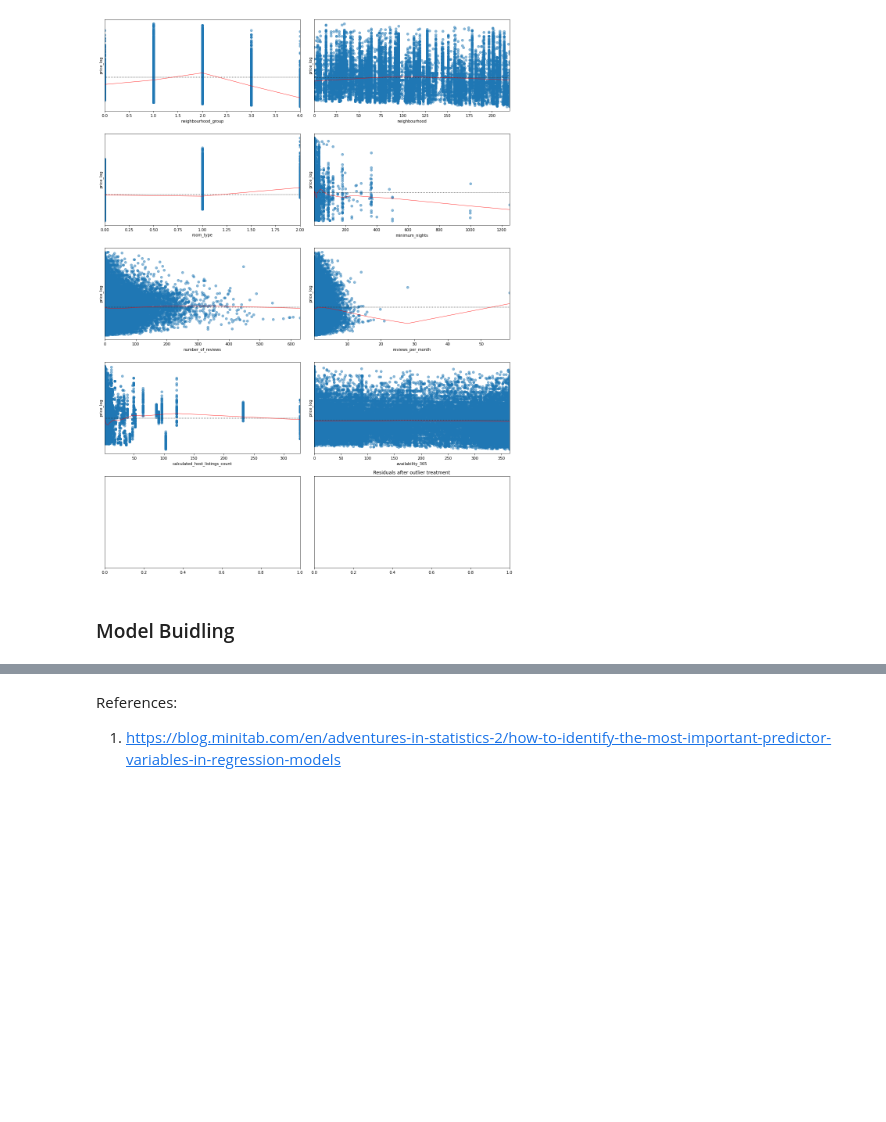
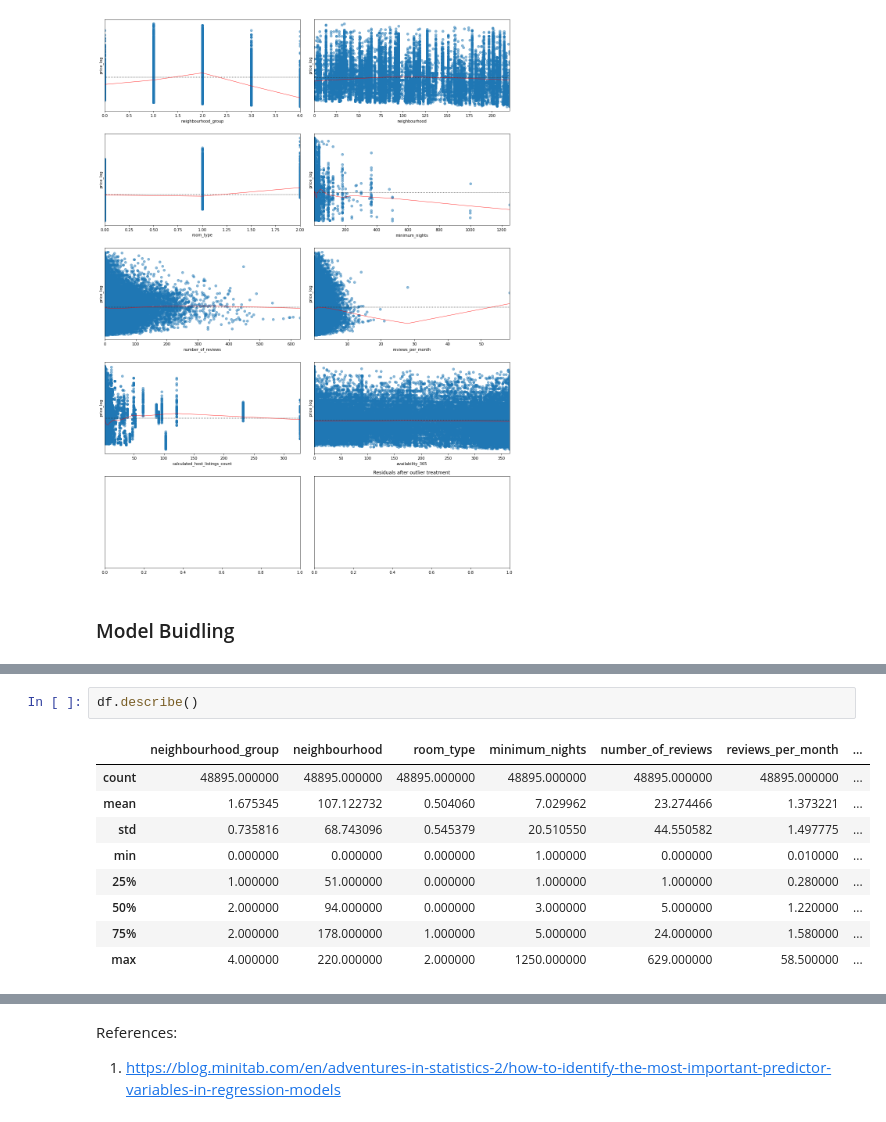
Before and after one commit to midhunmohank/DS, a Jupyter notebook: Notebooks/ML Data Cleaning and Feature Selection.ipynb, the cells around one changed output, grey strips where cells are left out. Saved outputs shown, nothing was run; the diff lists cells and outputs as text; blank space fills up the shorter version.

```diff
--- a/Notebooks/ML Data Cleaning and Feature Selection.ipynb
+++ b/Notebooks/ML Data Cleaning and Feature Selection.ipynb
@@ -482,0 +508,12 @@ plt.tight_layout()
+# %%
+df.describe()
+# %% [output]
+|  | neighbourhood_group | neighbourhood | room_type | minimum_nights | number_of_reviews | reviews_per_month | ... |
+| count | 48895.000000 | 48895.000000 | 48895.000000 | 48895.000000 | 48895.000000 | 48895.000000 | ... |
+| mean | 1.675345 | 107.122732 | 0.504060 | 7.029962 | 23.274466 | 1.373221 | ... |
+| std | 0.735816 | 68.743096 | 0.545379 | 20.510550 | 44.550582 | 1.497775 | ... |
+| min | 0.000000 | 0.000000 | 0.000000 | 1.000000 | 0.000000 | 0.010000 | ... |
+| 25% | 1.000000 | 51.000000 | 0.000000 | 1.000000 | 1.000000 | 0.280000 | ... |
+| 50% | 2.000000 | 94.000000 | 0.000000 | 3.000000 | 5.000000 | 1.220000 | ... |
+| 75% | 2.000000 | 178.000000 | 1.000000 | 5.000000 | 24.000000 | 1.580000 | ... |
+| max | 4.000000 | 220.000000 | 2.000000 | 1250.000000 | 629.000000 | 58.500000 | ... |
```
Also changed, not shown: parts of 23 cells of this notebook, 1 other file.
